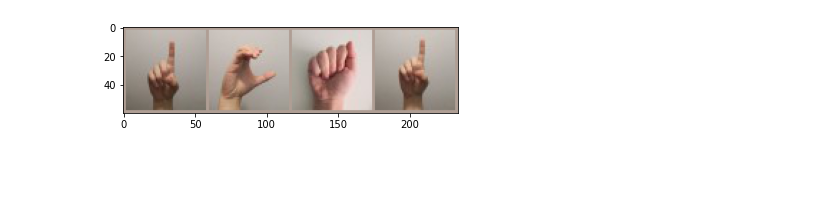
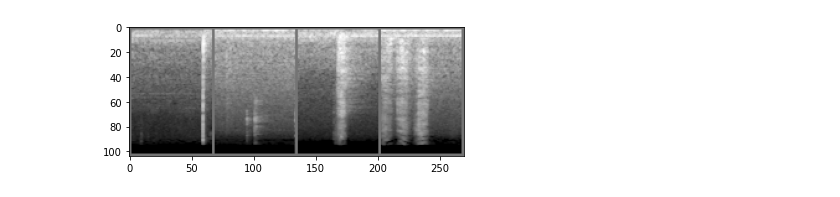
Before and after one commit to ece324-2020/AirUI, a Jupyter notebook: CNN_Models/CNN_Model.ipynb, the cells around one changed output. Saved outputs shown, nothing was run; the diff lists cells and outputs as text; code cells hidden in the pictures; blank space fills up the shorter version.

Commit message:
modify CNN model and verify overfitting performance

```diff
--- a/CNN_Models/CNN_Model.ipynb
+++ b/CNN_Models/CNN_Model.ipynb
@@ -32,30 +32,68 @@ seed = 42
 
 # Input overfit, train, val, test dataset
 # Load un-normalized data to compute mean and standard deviation.
-path = '/content/drive/My Drive/Colab Notebooks/Assignment 4/My_ASL'
-overfit_path = '/content/drive/My Drive/Colab Notebooks/Assignment 4/My_ASL'
+image_size = (100, 65) # size of the input image we want to pass into the model (100 height is standard already)
+                       # In our dataset, (100, 65) is size of the smallest image,
+                       # (100, 130) is size of the biggest image.
+
+# Custom Pad Pipeline
+class SquarePad:
+	def __call__(self, image):
+		w, h = image.size
+		max_wh = np.max([w, h])
+		hp = int((max_wh - w) / 2)
+		vp = int((max_wh - h) / 2)
+		padding = (hp, 0, hp, 0)
+		return transforms.functional.pad(image, padding, 0, 'constant')
+
+# padding/cropping pipeline for unnormalized dataset
+data_pipe = transforms.Compose([
+    # SquarePad(),                         # un-comment this line when padding images
+    # transforms.Resize(image_size),       # un-comment this line when padding images
+    transforms.CenterCrop(image_size),     # un-comment this line when cropping images
+    transforms.ToTensor()
+])
+
+path = '/content/drive/My Drive/Colab Notebooks/AirUI/Overfit_Spectrograms'
+overfit_path = '/content/drive/My Drive/Colab Notebooks/AirUI/Overfit_Spectrograms'
 dataset_raw = torchvision.datasets.ImageFolder(\
             root=path, \
-            transform=transforms.Compose([transforms.ToTensor()]))
+            transform=data_pipe)
 loader = DataLoader(dataset_raw, batch_size=len(dataset_raw))
 data = next(iter(loader))
 mean = torch.mean(data[0], (0,2,3))
 std = torch.std(data[0], (0,2,3))
 overfit_raw = torchvision.datasets.ImageFolder(\
             root=overfit_path, \
-            transform=transforms.Compose([transforms.ToTensor()]))
+            transform=data_pipe)
 loader = DataLoader(overfit_raw, batch_size=len(overfit_raw))
 data = next(iter(loader))
 mean_overfit = torch.mean(data[0], (0,2,3))
 std_overfit = torch.std(data[0], (0,2,3))
 
+# padding/cropping pipeline for normalized datasets
+data_pipeline_normal_reg = transforms.Compose([
+    # SquarePad(),                         # un-comment this line when padding images
+    # transforms.Resize(image_size),       # un-comment this line when padding images
+    transforms.CenterCrop(image_size),     # un-comment this line when cropping images
+    transforms.ToTensor(),
+    transforms.Normalize(mean, std)
+])
+data_pipeline_normal_over = transforms.Compose([
+    # SquarePad(),                         # un-comment this line when padding images
+    # transforms.Resize(image_size),       # un-comment this line when padding images
+    transforms.CenterCrop(image_size),     # un-comment this line when cropping images
+    transforms.ToTensor(),
+    transforms.Normalize(mean_overfit, std_overfit)
+])
+
 # Normalized dataset
 dataset = torchvision.datasets.ImageFolder(\
             root=path, \
-            transform=transforms.Compose([transforms.ToTensor(), transforms.Normalize(mean, std)]))
+            transform=data_pipeline_normal_reg)
 overfit_set = torchvision.datasets.ImageFolder(\
             root=overfit_path, \
-            transform=transforms.Compose([transforms.ToTensor(), transforms.Normalize(mean_overfit, std_overfit)]))
+            transform=data_pipeline_normal_reg)
 
 # create train, val, test, and overfit dataset
 train_set, test_set = train_test_split(dataset, test_size=testSize, random_state=seed)   # split test
@@ -78,7 +116,7 @@ def imshow(img):
 dataiter = iter(train_loader)
 images, labels = dataiter.next()
 imshow(torchvision.utils.make_grid(images[0:4]))
-classes = ['finertip tap', 'fingernail tap', 'vertical scratch', 'W scratch', 'circle scratch', 'silence']
+classes = ['Circle Scratch', 'Fingernail Tap', 'Fingertip Tap', 'Silence', 'Vertical Scratch', 'W Scratch']
 print(' '.join('%5s' % classes[labels[j]] for j in range(4)))
 
 # One-hot encode the classes
@@ -88,14 +126,11 @@ print("The one-hot classes are: ")
 print (oneh_classes)
 
 
-
-
 # CNN Model
-# Fixed Hyperparameters: square size image input, two fully connected layers
+# Fixed Hyperparameters: two fully connected layers
 # TODO: Error checking
-# TODO: unit testing
 class CNN(nn.Module):
-  def __init__(self, input_dim, numOfKernels, numOfNeurons, kernelSize, numOfConvLayers, batchNorm):
+  def __init__(self, input_dims, numOfKernels, numOfNeurons, kernelSize, numOfConvLayers, batchNorm):
     super(CNN, self).__init__()
     self.numOfKernels = numOfKernels
     self.batchNorm = batchNorm
@@ -107,12 +142,14 @@ class CNN(nn.Module):
     self.conv_BN = nn.BatchNorm2d(numOfKernels)
 
     # Determine the output size after the convolutional layer
-    fullLayerSize = input_dim
+    fullLayerSize_x = input_dims[1]
+    fullLayerSize_y = input_dims[0]
     for i in range (self.numOfConvLayers):
-      fullLayerSize = (fullLayerSize-kernelSize+1)//2
+      fullLayerSize_x = (fullLayerSize_x-kernelSize+1)//2
+      fullLayerSize_y = (fullLayerSize_y-kernelSize+1)//2
 
     # Fully connected layers
-    self.fc1 = nn.Linear(numOfKernels*fullLayerSize*fullLayerSize, numOfNeurons)
+    self.fc1 = nn.Linear(numOfKernels*fullLayerSize_x*fullLayerSize_y, numOfNeurons)
     self.fc1_BN = nn.BatchNorm1d(numOfNeurons)
     self.pool = nn.MaxPool2d(2,2)
     self.fc2 = nn.Linear(numOfNeurons, 6)
@@ -266,37 +303,40 @@ def plot_overfit(trainAccuracies, trainLosses):
 # Plot the full data results
 def plot_full_data(trainAccuracies, trainLosses, validAccuracies, validLosses):
   # Accuracy plot
   pyplot.plot(trainAccuracies, label='training')
   pyplot.plot(validAccuracies, label='validation')
   pyplot.legend()
   pyplot.ylabel('Accuracy')
   pyplot.xlabel('# of epochs')
   pyplot.title('Training accuracy vs. # of epochs of the full dataset')
   pyplot.show()
 
   # Loss plot
   pyplot.plot(trainLosses, label='traning')
   pyplot.plot(validLosses, label='validation')
   pyplot.legend()
   pyplot.ylabel('Loss')
   pyplot.xlabel('# of epochs')
   pyplot.title('Loss vs. # of epochs of the full dataset')
   pyplot.show()
 
 
 
 
 ######################################### LOAD AND CALL THE MODEL HERE ##############################################
+#### TO TEST THE PERFORMANCE OF THE MODEL, ONLY OVERFITTING TRAINNING IS CALLED BELOW
+#### TO SEE THE PERFORMANCE ON THE ACTUAL DATASET, SEE SERACH.IPYNB IN THE HYPERPARMETERS SERACH FOLDER
+
 torch.manual_seed(seed)
-model = CNN(input_dim=56, numOfKernels=8, numOfNeurons=100, kernelSize=3, numOfConvLayers=2, batchNorm=False)    # Load model
+model = CNN(input_dims=image_size, numOfKernels=8, numOfNeurons=100, kernelSize=3, numOfConvLayers=2, batchNorm=False)    # Load model
 optimizer = optimizer_func(model.parameters(),lr=learningRate)
 
 # Train and plot the overfitting data
-# trainAccuracies, trainLosses = overfit_training(train_loader, model, optimizer)
-# plot_overfit(trainAccuracies, trainLosses)
+trainAccuracies, trainLosses = overfit_training(train_loader, model, optimizer)
+plot_overfit(trainAccuracies, trainLosses)
 
-# Train and plot the full data
-trainAccuracies, trainLosses, validAccuracies, validLosses = full_training(train_loader, val_loader, test_loader, model, optimizer)
-plot_full_data(trainAccuracies, trainLosses, validAccuracies, validLosses)
+# # Train and plot the full data
+# trainAccuracies, trainLosses, validAccuracies, validLosses = full_training(train_loader, val_loader, test_loader, model, optimizer)
+# plot_full_data(trainAccuracies, trainLosses, validAccuracies, validLosses)
 # %% [output]
-[figure, old version]
+[figure, new version]
```
Also changed, not shown: parts of 1 cell of this notebook.
